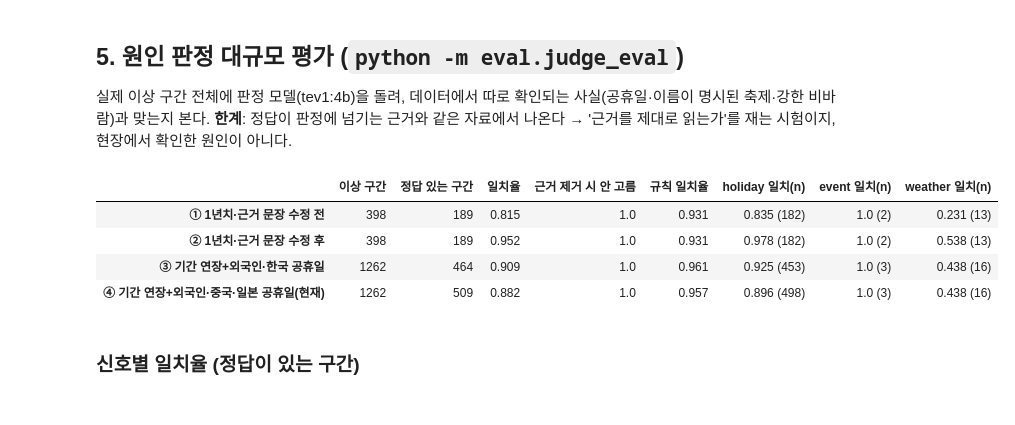
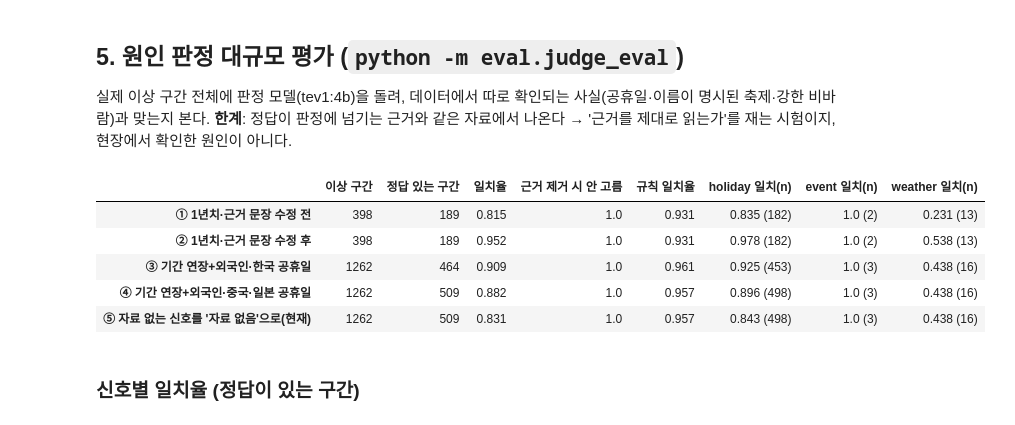
Before and after one commit to kimminseo2323-prog/jeju-data-control-room, a Jupyter notebook: notebooks/06_분석보완_외국인_기간연장.ipynb, the cells around one changed output. Drawn from its saved outputs; the diff is of its cells as text; code cells hidden in the pictures.

```diff
--- a/notebooks/06_분석보완_외국인_기간연장.ipynb
+++ b/notebooks/06_분석보완_외국인_기간연장.ipynb
@@ -196,19 +196,21 @@ Name: 읍면동 수, dtype: int64
 # %%
 def summ(p):
     s = json.loads(Path(p).read_text("utf-8"))["summary"]
     out = {"이상 구간": s["episodes"], "정답 있는 구간": s["labeled"], "일치율": s["agree"][0], "근거 제거 시 안 고름": s["ablation_not_chosen"][0], "규칙 일치율": s["rule_agree"][0]}
     out.update({f"{k} 일치(n)": f"{v['agree'][0]} ({v['agree'][1]})" for k, v in s["by_label"].items()})
     return out
 pd.DataFrame({"① 1년치·근거 문장 수정 전": summ("eval/results/_1year/judge_eval_before_label.json"),
               "② 1년치·근거 문장 수정 후": summ("eval/results/_1year/judge_eval.json"),
               "③ 기간 연장+외국인·한국 공휴일": summ("eval/results/judge_eval_before_foreign_holiday.json"),
-              "④ 기간 연장+외국인·중국·일본 공휴일(현재)": summ("eval/results/judge_eval.json")}).T
+              "④ 기간 연장+외국인·중국·일본 공휴일": summ("eval/results/judge_eval_before_nodata_fix.json"),
+              "⑤ 자료 없는 신호를 '자료 없음'으로(현재)": summ("eval/results/judge_eval.json")}).T
 # %% [output]
 |  | 이상 구간 | 정답 있는 구간 | 일치율 | 근거 제거 시 안 고름 | 규칙 일치율 | holiday 일치(n) | event 일치(n) | weather 일치(n) |
 | ① 1년치·근거 문장 수정 전 | 398 | 189 | 0.815 | 1.0 | 0.931 | 0.835 (182) | 1.0 (2) | 0.231 (13) |
 | ② 1년치·근거 문장 수정 후 | 398 | 189 | 0.952 | 1.0 | 0.931 | 0.978 (182) | 1.0 (2) | 0.538 (13) |
 | ③ 기간 연장+외국인·한국 공휴일 | 1262 | 464 | 0.909 | 1.0 | 0.961 | 0.925 (453) | 1.0 (3) | 0.438 (16) |
-| ④ 기간 연장+외국인·중국·일본 공휴일(현재) | 1262 | 509 | 0.882 | 1.0 | 0.957 | 0.896 (498) | 1.0 (3) | 0.438 (16) |
+| ④ 기간 연장+외국인·중국·일본 공휴일 | 1262 | 509 | 0.882 | 1.0 | 0.957 | 0.896 (498) | 1.0 (3) | 0.438 (16) |
+| ⑤ 자료 없는 신호를 '자료 없음'으로(현재) | 1262 | 509 | 0.831 | 1.0 | 0.957 | 0.843 (498) | 1.0 (3) | 0.438 (16) |
 # %% [markdown]
 ### 신호별 일치율 (정답이 있는 구간)
 # %%
```
Also changed, not shown: parts of 4 cells of this notebook, 46 other files.
